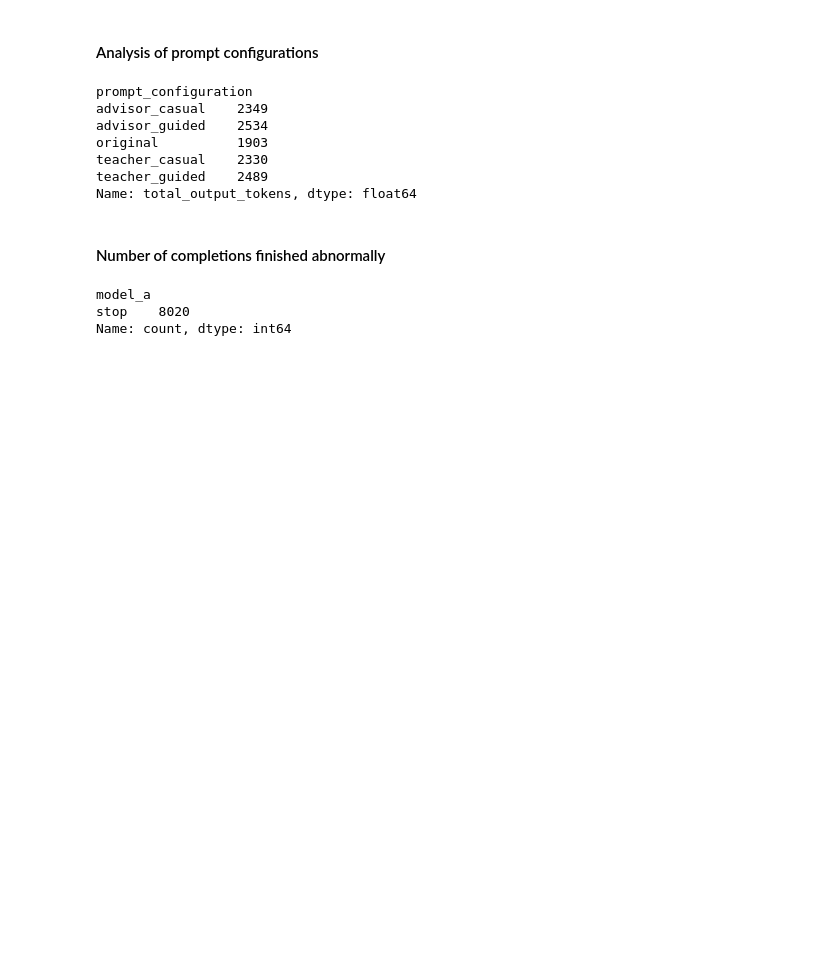
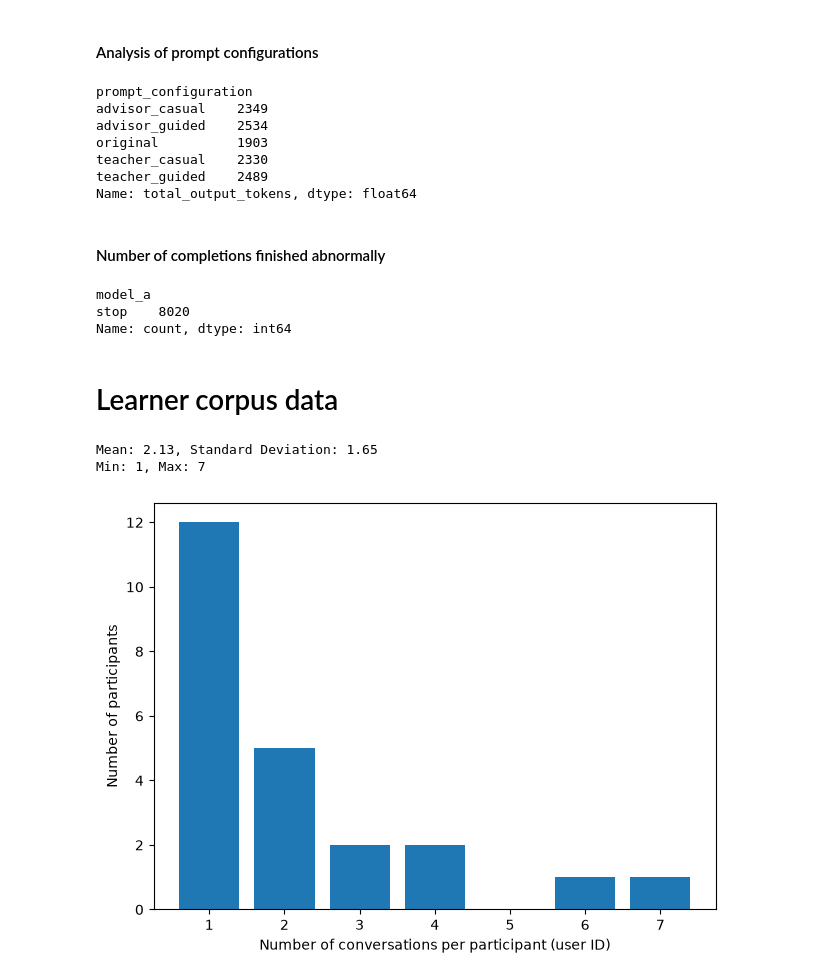
Before and after one commit to mi-1000/LitteratIA_Evaluation, a Jupyter notebook: scripts/dataset_analysis.ipynb, the cells around one changed output. Saved outputs shown, nothing was run; the diff lists cells and outputs as text; code cells hidden in the pictures; blank space fills up the shorter version.

```diff
--- a/scripts/dataset_analysis.ipynb
+++ b/scripts/dataset_analysis.ipynb
@@ -152,3 +155,44 @@ print(counts.value_counts())
 model_a
 stop    8020
 Name: count, dtype: int64
+# %% [markdown]
+# Learner corpus data
+# %%
+from collections import Counter
+import matplotlib.pyplot as plt
+import json
+import numpy as np
+
+with open("../data/reactions.json", 'r', encoding='utf-8') as f:
+    df = json.load(f)
+
+ids = [x["user_id"] for x in df]
+
+# Number of items for each user
+items_per_user = Counter(ids)
+
+counts = list(items_per_user.values())
+
+mean, sd = np.mean(counts), np.std(counts)
+print(f"Mean: {mean:.2f}, Standard Deviation: {sd:.2f}")
+print(f"Min: {np.min(counts)}, Max: {np.max(counts)}")
+
+# Distribution: number of users having N items
+distribution = Counter(items_per_user.values())
+distribution.update({5: 0}) # Add missing value for 5 items to ensure it appears in the plot
+
+x = sorted(distribution)
+y = [distribution[n] for n in x]
+
+plt.bar(x, y)
+
+plt.xlabel("Number of conversations per participant (user ID)")
+plt.ylabel("Number of participants")
+plt.xticks(x)
+plt.tight_layout()
+plt.savefig("plot.png", dpi=300, bbox_inches="tight")
+plt.show()
+# %% [output]
+Mean: 2.13, Standard Deviation: 1.65
+Min: 1, Max: 7
+[figure, added]
```
Also changed, not shown: parts of 5 cells of this notebook, 7 other files.
